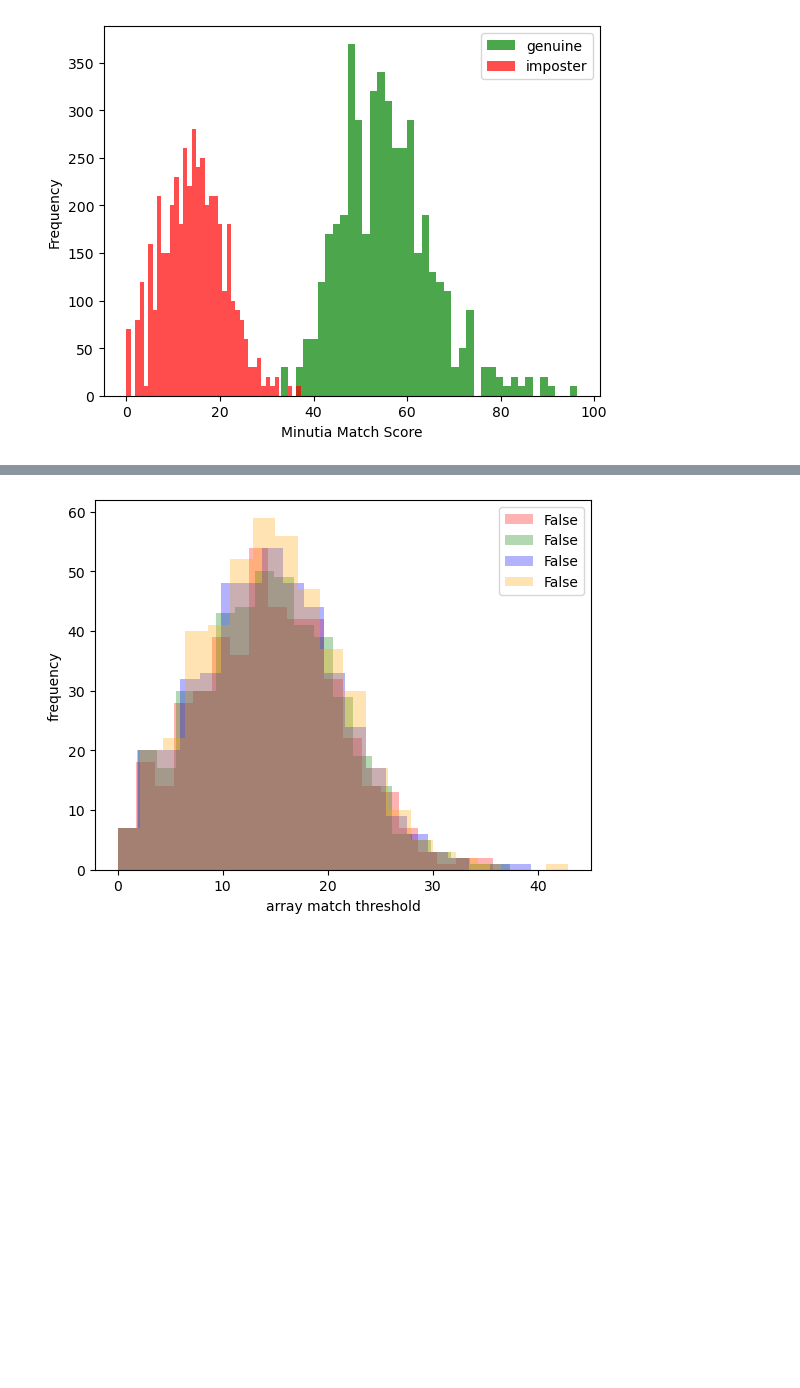
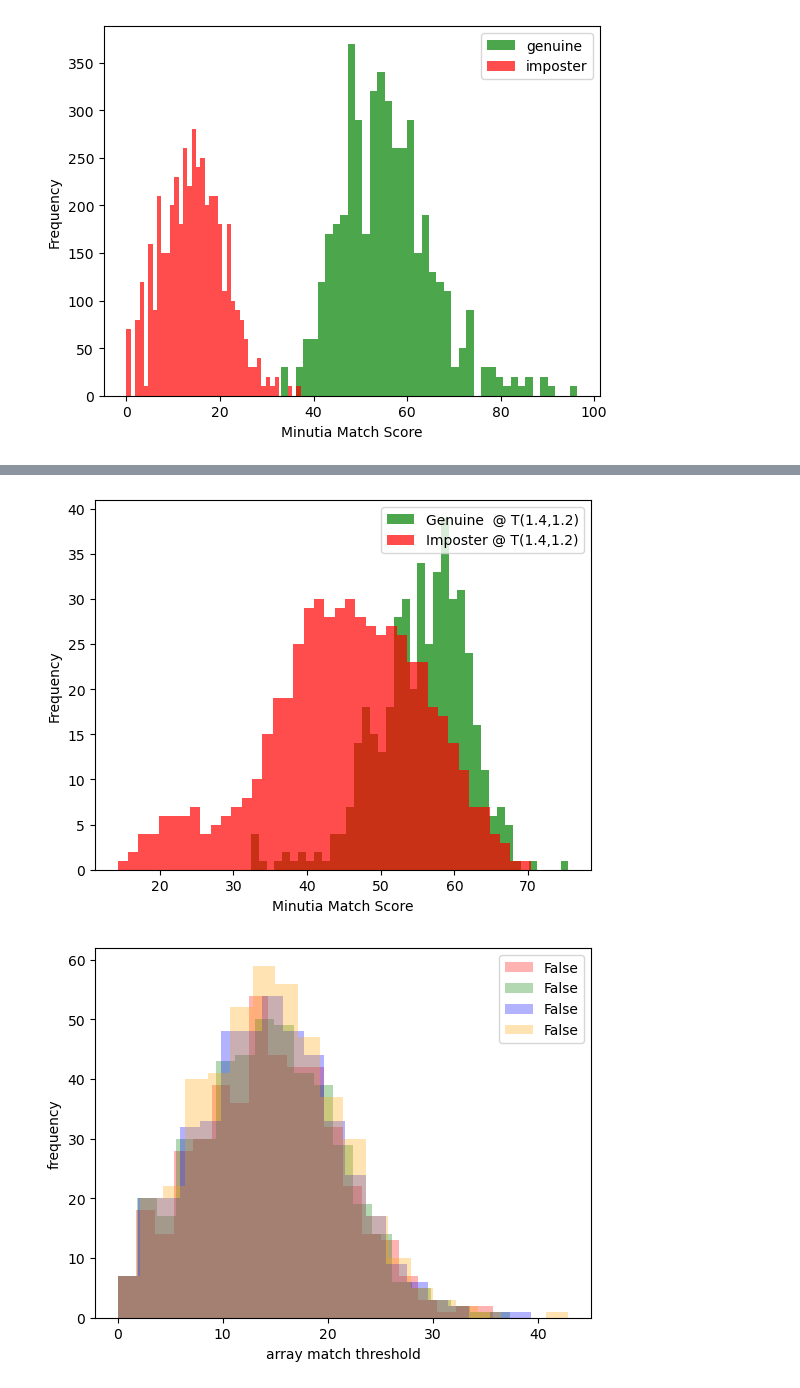
Before and after one commit to nishkalprakash/2024_03_CIPR_NP-Code, a Jupyter notebook: plot.ipynb, the cells around one changed output, grey strips where cells are left out. Saved outputs shown, nothing was run; the diff lists cells and outputs as text; code cells hidden in the pictures; blank space fills up the shorter version.

```diff
--- a/plot.ipynb
+++ b/plot.ipynb
@@ -129,3 +166,32 @@ len([i for k,i in enumerate(faarr) if k%10==1])
+# %%
+T1= threshold1 = 1.4
+T2= threshold2 = 1.2
+
+array = mc.match(fea, threshold1, threshold2)
+
+
+trarr = []
+faarr = []
+for i in range(len(array)):
+    if array[i][0]:
+        trarr.append(array[i][1])
+    else:
+        faarr.append(array[i][1])
+
+# sort the arrays based on score column in increasing order
+trarr.sort()
+faarr.sort()
+
+
+# plot histogram for trarr and faarr super imposed with different alpha values
+plt.hist(trarr, bins=40, alpha=0.7, label=f'Genuine  @ T({T1},{T2})', color='green')
+plt.hist([i for k,i in enumerate(faarr) if k%8==3], bins=40, alpha=0.7, label=f'Imposter @ T({T1},{T2})', color='red')
+plt.legend(loc='upper right')
+plt.xlabel('Minutia Match Score')
+plt.ylabel('Frequency')
+plt.show()
+# %% [output]
+[figure, added]
 # %%
 # plot histogram for trarr and faarr super imposed with different alpha values
 # plt.hist(trarr, bins=20, alpha=0.7, label='True', color='green')
```
Also changed, not shown: parts of 4 cells of this notebook, 5 other files.
